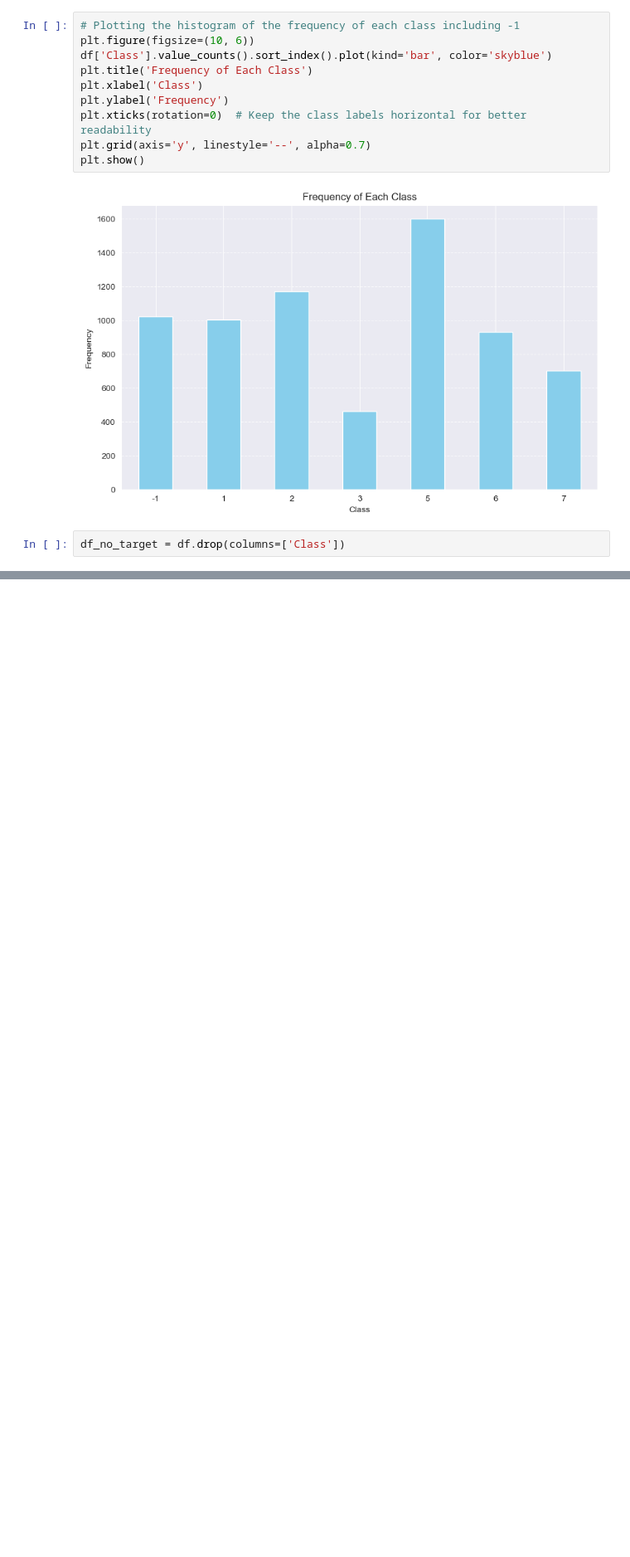
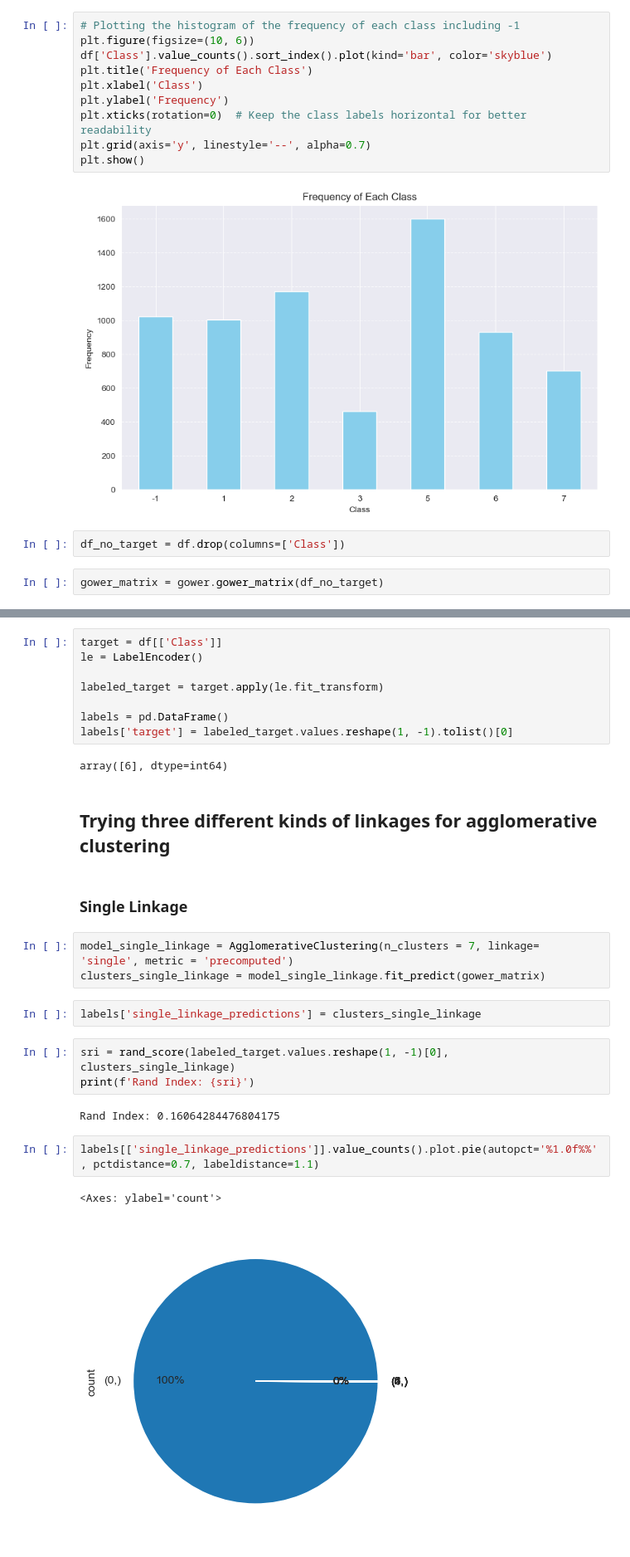
Before and after one commit to zaza-zaza/DSCC240-Final-Project, a Jupyter notebook: cluster.ipynb, the cells around one changed output, grey strips where cells are left out. Shown at 83% size. Drawn from its saved outputs; the diff is of its cells as text; blank space fills up the shorter version.

Commit message:
Data clustering with proper data set that includes class labels

```diff
--- a/cluster.ipynb
+++ b/cluster.ipynb
@@ -60,3 +68,5 @@ plt.show()
 [figure]
 # %%
 df_no_target = df.drop(columns=['Class'])
+# %%
+gower_matrix = gower.gower_matrix(df_no_target)
@@ -62,0 +87,29 @@ df_no_target = df.drop(columns=['Class'])
+# %%
+target = df[['Class']]
+le = LabelEncoder()
+
+labeled_target = target.apply(le.fit_transform)
+
+labels = pd.DataFrame()
+labels['target'] = labeled_target.values.reshape(1, -1).tolist()[0]
+# %% [output]
+array([6], dtype=int64)
+# %% [markdown]
+## Trying three different kinds of linkages for agglomerative clustering
+# %% [markdown]
+### Single Linkage
+# %%
+model_single_linkage = AgglomerativeClustering(n_clusters = 7, linkage= 'single', metric = 'precomputed')
+clusters_single_linkage = model_single_linkage.fit_predict(gower_matrix)
+# %%
+labels['single_linkage_predictions'] = clusters_single_linkage
+# %%
+sri = rand_score(labeled_target.values.reshape(1, -1)[0], clusters_single_linkage)
+print(f'Rand Index: {sri}')
+# %% [output]
+Rand Index: 0.16064284476804175
+# %%
+labels[['single_linkage_predictions']].value_counts().plot.pie(autopct='%1.0f%%', pctdistance=0.7, labeldistance=1.1)
+# %% [output]
+<Axes: ylabel='count'>
+[figure, added]
```
Also changed, not shown: parts of 20 cells of this notebook.
